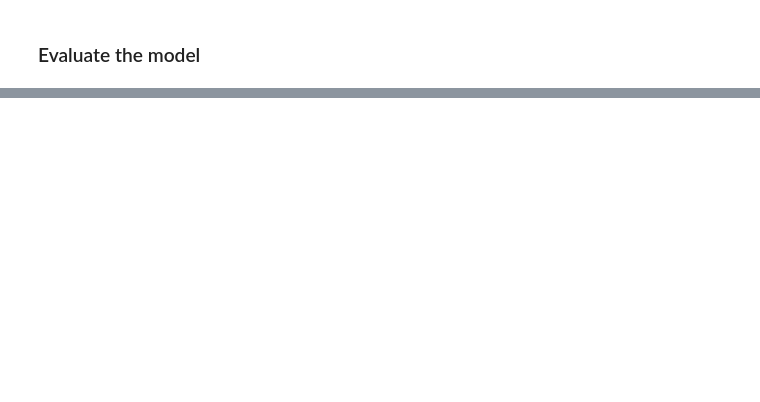
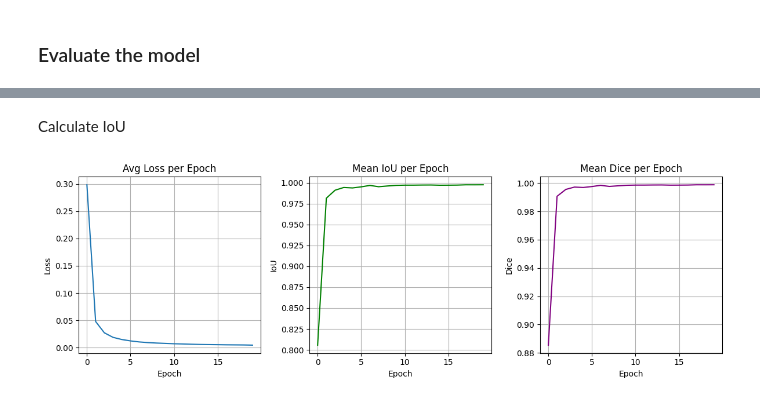
Before and after one commit to alesarritz/droplet-ml, a Jupyter notebook: 3. Segmentation and Detection Models/DeepLabV3+/deeplabv3.ipynb, the cells around one changed output, grey strips where cells are left out. Drawn from its saved outputs; the diff is of its cells as text; code cells hidden in the pictures; blank space fills up the shorter version.

```diff
--- a/3. Segmentation and Detection Models/DeepLabV3+/deeplabv3.ipynb
+++ b/3. Segmentation and Detection Models/DeepLabV3+/deeplabv3.ipynb
@@ -123,0 +302,30 @@ AttributeError: 'NoneType' object has no attribute 'astype'
+# %% [markdown]
+Calculate IoU
+# %%
+plt.figure(figsize=(12, 4))
+
+plt.subplot(1, 3, 1)
+plt.plot(loss_history, label="Loss")
+plt.title("Avg Loss per Epoch")
+plt.xlabel("Epoch")
+plt.ylabel("Loss")
+plt.grid(True)
+
+plt.subplot(1, 3, 2)
+plt.plot(iou_history, label="IoU", color="green")
+plt.title("Mean IoU per Epoch")
+plt.xlabel("Epoch")
+plt.ylabel("IoU")
+plt.grid(True)
+
+plt.subplot(1, 3, 3)
+plt.plot(dice_history, label="Dice", color="purple")
+plt.title("Mean Dice per Epoch")
+plt.xlabel("Epoch")
+plt.ylabel("Dice")
+plt.grid(True)
+
+plt.tight_layout()
+plt.show()
+# %% [output]
+[figure, added]
```
Also changed, not shown: parts of 14 cells of this notebook.
